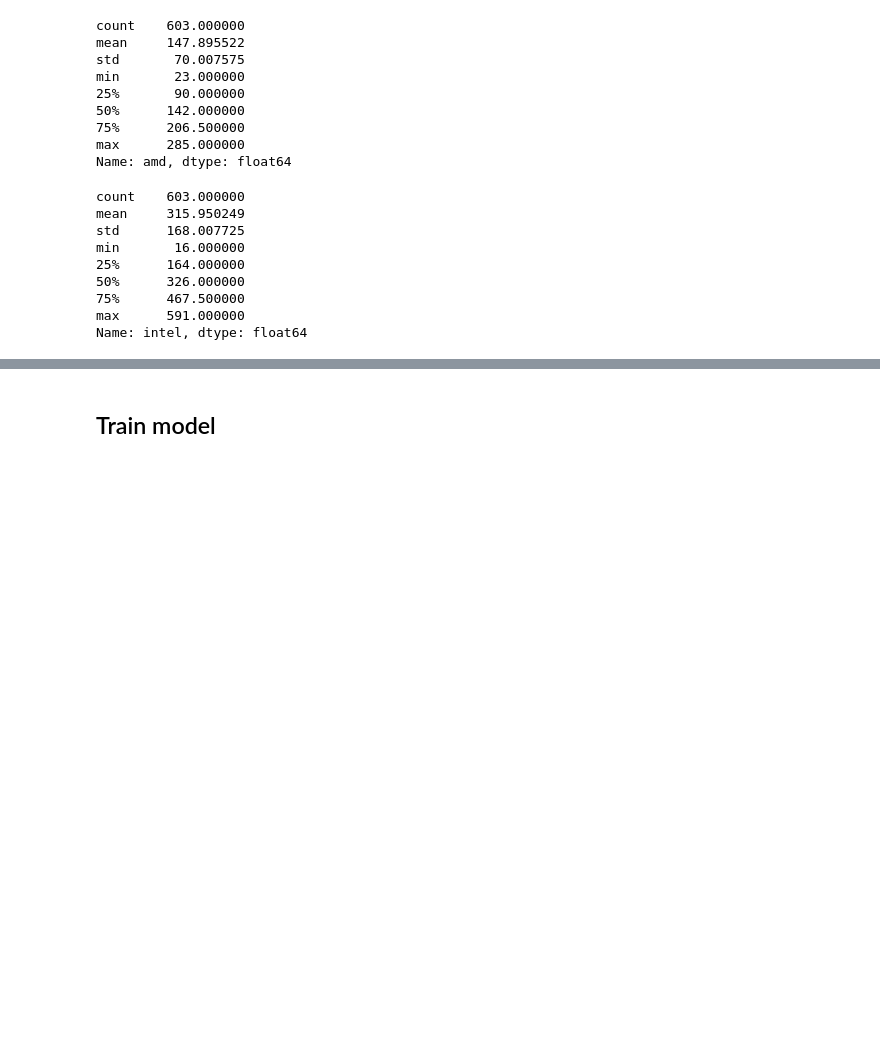
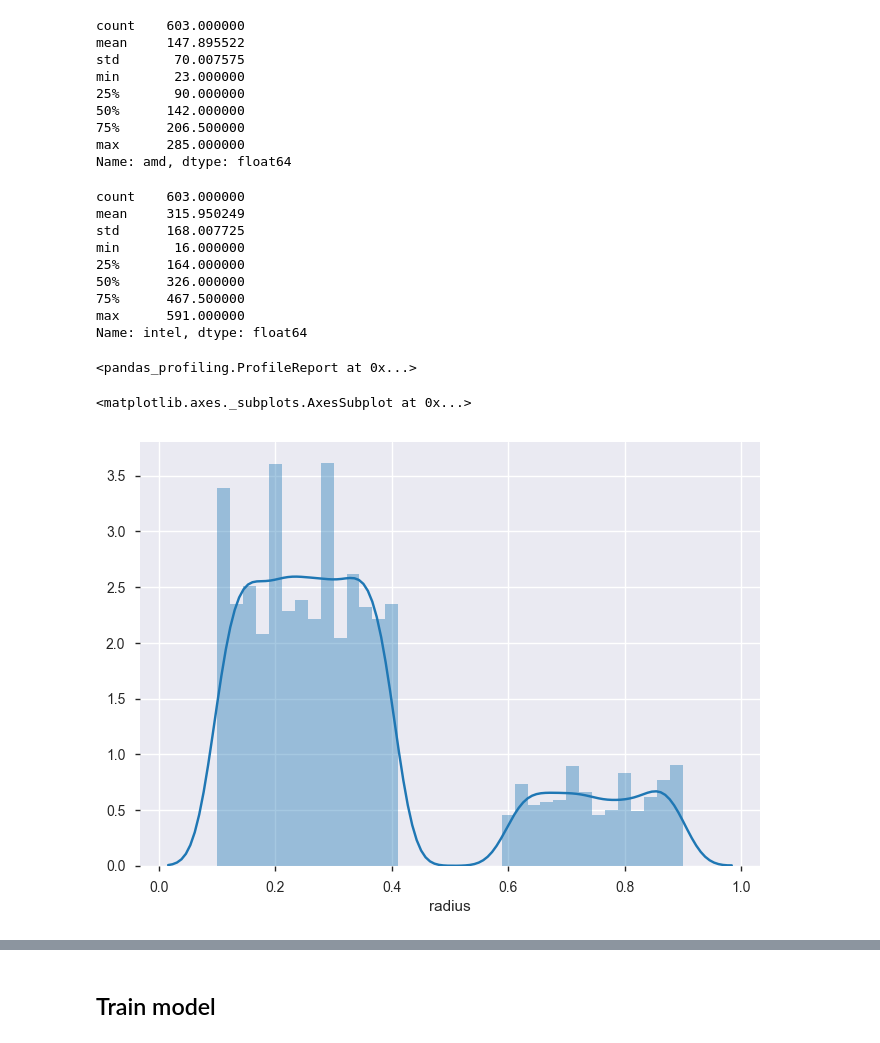
Before and after one commit to EldanGS/Data_Science, a Jupyter notebook: Yessenov Data Lab/YDL_competation/YDL_kaggle.ipynb, the cells around one changed output, grey strips where cells are left out. Cells and saved outputs as stored; diff of their text form; code cells hidden in the pictures; blank space fills up the shorter version.

```diff
--- a/Yessenov Data Lab/YDL_competation/YDL_kaggle.ipynb
+++ b/Yessenov Data Lab/YDL_competation/YDL_kaggle.ipynb
@@ -105,3 +93,12 @@ min       16.000000
 75%      467.500000
 max      591.000000
 Name: intel, dtype: float64
+# %%
+ProfileReport(data_train)
+# %% [output]
+<pandas_profiling.ProfileReport at 0x...>
+# %%
+sns.distplot(data_train['radius'])
+# %% [output]
+<matplotlib.axes._subplots.AxesSubplot at 0x...>
+[figure, added]
```
Also changed, not shown: parts of 38 cells of this notebook, 5 other files.
